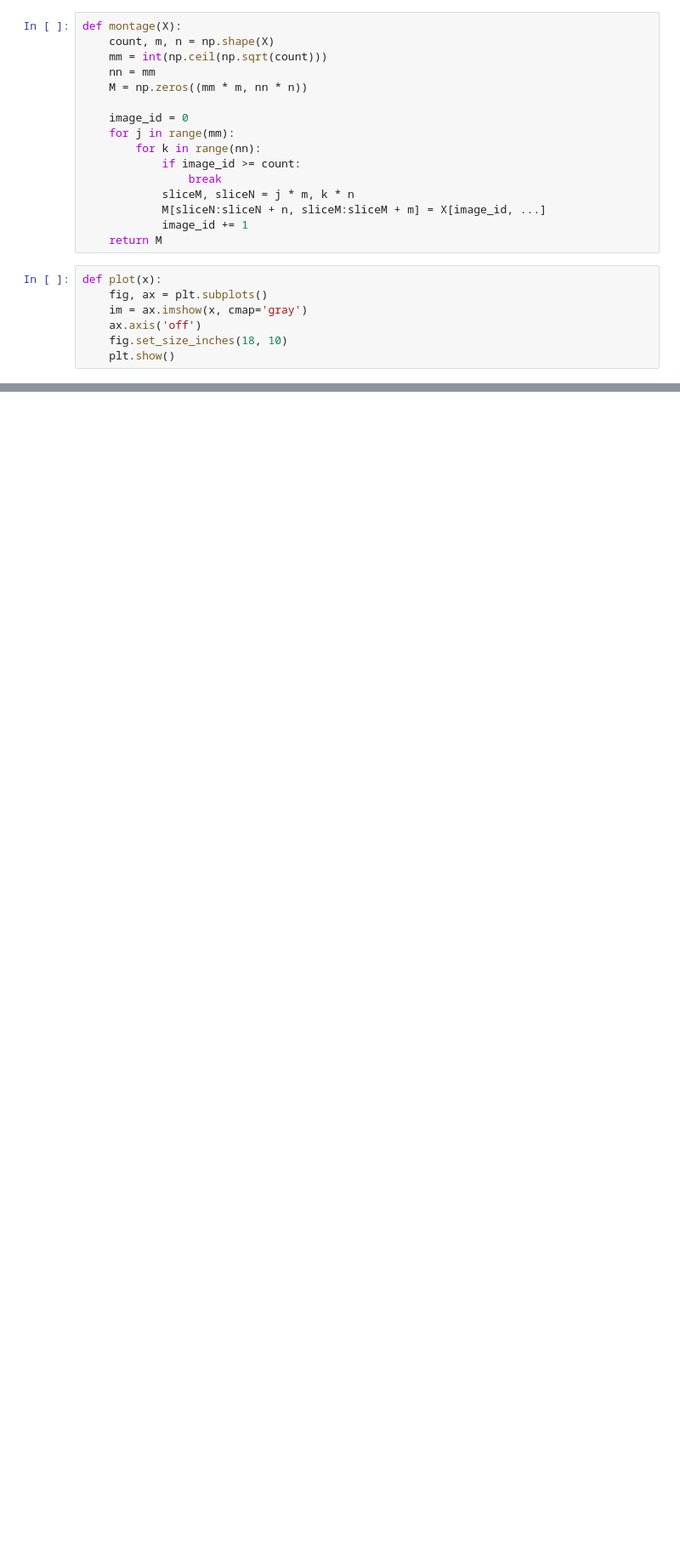
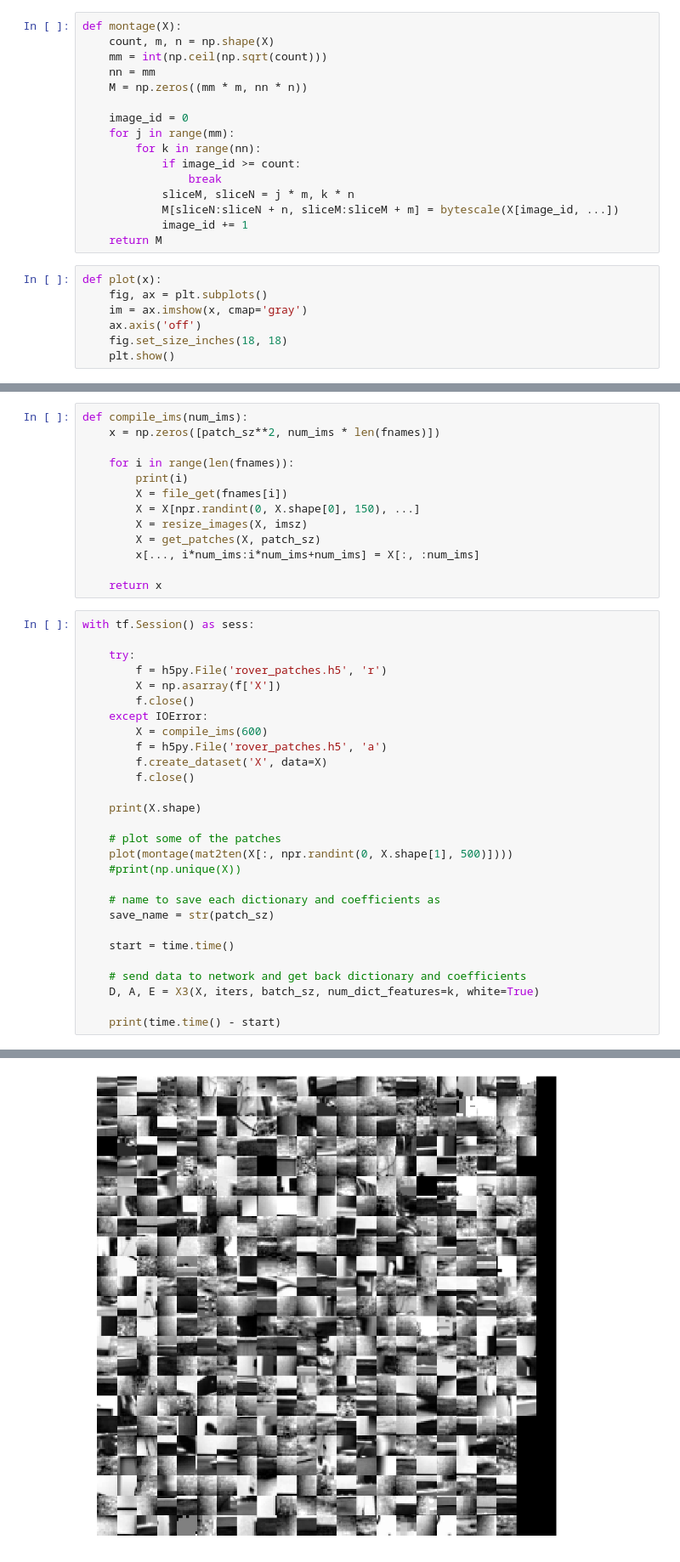
Before and after one commit to mpcrlab/TF_Rover, a Jupyter notebook: SparseCodingRoverFrames.ipynb, the cells around one changed output, grey strips where cells are left out. Shown at 85% size. Saved outputs shown, nothing was run; the diff lists cells and outputs as text; blank space fills up the shorter version.

```diff
--- a/SparseCodingRoverFrames.ipynb
+++ b/SparseCodingRoverFrames.ipynb
@@ -96,7 +78,7 @@ def montage(X):
             if image_id >= count:
                 break
             sliceM, sliceN = j * m, k * n
-            M[sliceN:sliceN + n, sliceM:sliceM + m] = X[image_id, ...]
+            M[sliceN:sliceN + n, sliceM:sliceM + m] = bytescale(X[image_id, ...])
             image_id += 1
     return M
 # %%
@@ -104,7 +86,7 @@ def plot(x):
     fig, ax = plt.subplots()
     im = ax.imshow(x, cmap='gray')
     ax.axis('off')
-    fig.set_size_inches(18, 10)
+    fig.set_size_inches(18, 18)
     plt.show()
 # %%
 def file_get(filename):
@@ -188,0 +106,42 @@ KeyboardInterrupt:
+# %%
+def compile_ims(num_ims):
+    x = np.zeros([patch_sz**2, num_ims * len(fnames)])
+
+    for i in range(len(fnames)):
+        print(i)
+        X = file_get(fnames[i])
+        X = X[npr.randint(0, X.shape[0], 150), ...]
+        X = resize_images(X, imsz)
+        X = get_patches(X, patch_sz)
+        x[..., i*num_ims:i*num_ims+num_ims] = X[:, :num_ims]
+
+    return x
+# %%
+with tf.Session() as sess:
+
+    try:
+        f = h5py.File('rover_patches.h5', 'r')
+        X = np.asarray(f['X'])
+        f.close()
+    except IOError:
+        X = compile_ims(600)
+        f = h5py.File('rover_patches.h5', 'a')
+        f.create_dataset('X', data=X)
+        f.close()
+
+    print(X.shape)
+
+    # plot some of the patches
+    plot(montage(mat2ten(X[:, npr.randint(0, X.shape[1], 500)])))
+    #print(np.unique(X))
+
+    # name to save each dictionary and coefficients as
+    save_name = str(patch_sz)
+
+    start = time.time()
+
+    # send data to network and get back dictionary and coefficients
+    D, A, E = X3(X, iters, batch_sz, num_dict_features=k, white=True)
+
+    print(time.time() - start)
+# %% [output]
@@ -188,0 +149 @@ KeyboardInterrupt:
+[figure, added]
```
Also changed, not shown: parts of 8 cells of this notebook.
